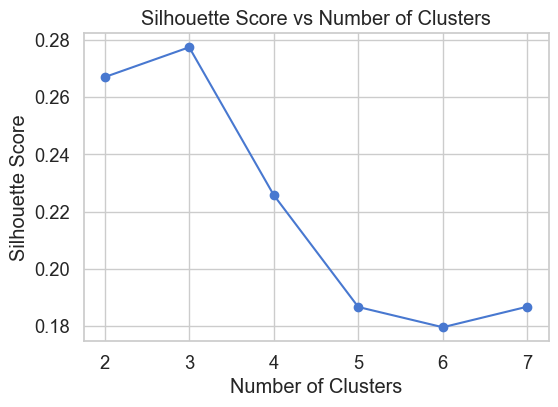
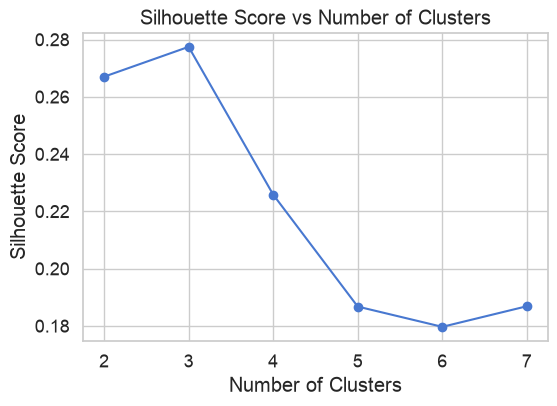
Unified diff of the notebook cell whose output changed from the first chart to the second:
--- before
+++ after
@@ -17,4 +17,4 @@
 plt.title("Silhouette Score vs Number of Clusters")
 plt.grid(True)
-plt.show()
-
+# plt.show()
+plt.savefig('my_plot5.png', dpi=300, bbox_inches='tight')

Commit: update the notebooks